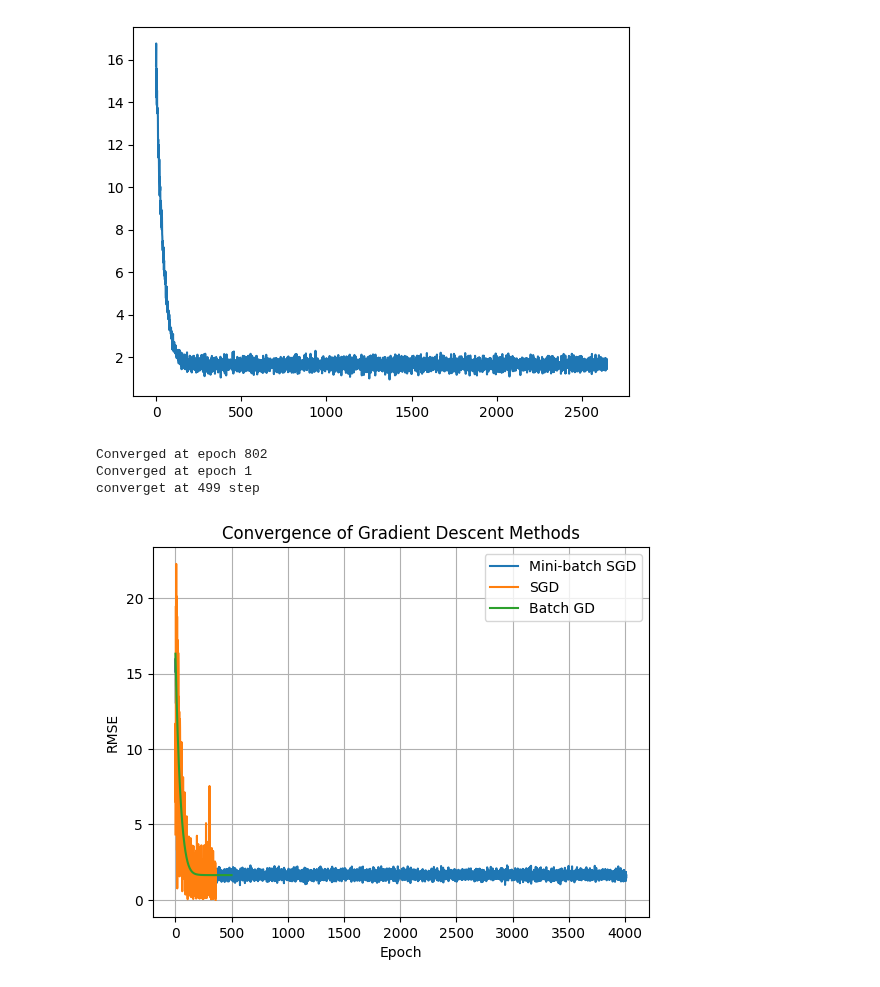
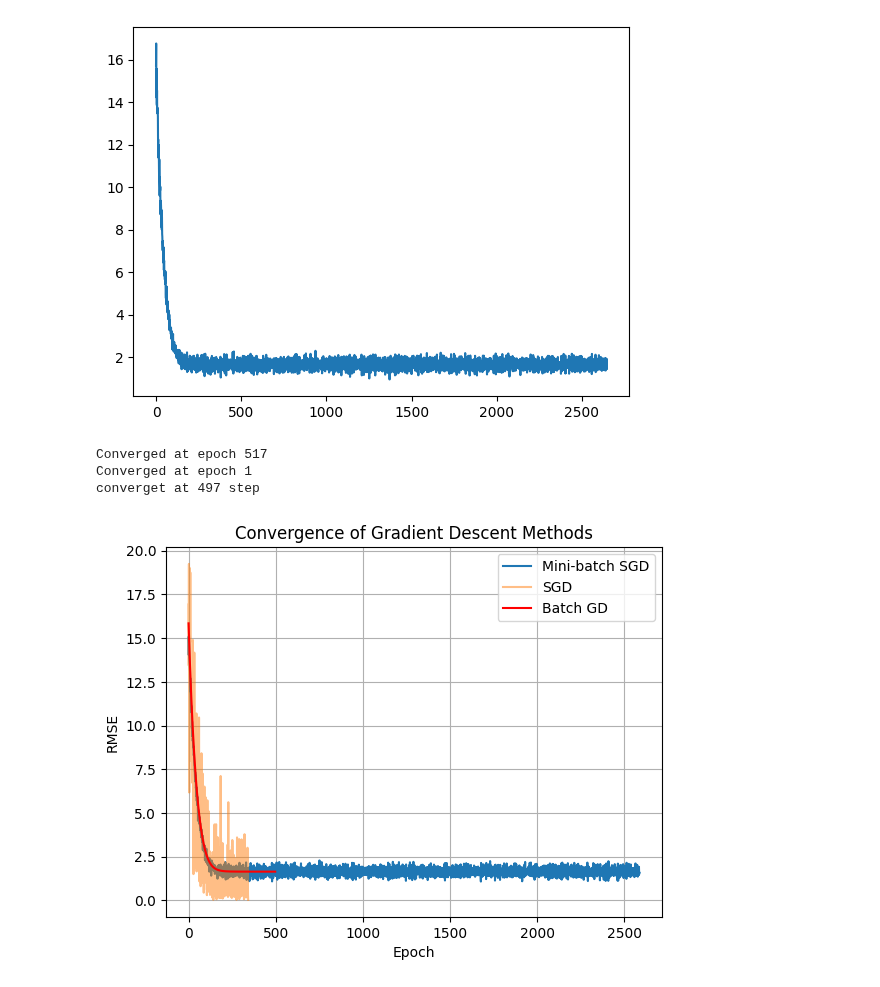
Before and after one commit to kmehmonov/ai-roadmap, a Jupyter notebook: content/ml/supervised/03 gradient descent/self_tutorial2.ipynb, the cells around one changed output. Drawn from its saved outputs; the diff is of its cells as text; code cells hidden in the pictures.

```diff
--- a/content/ml/supervised/03 gradient descent/self_tutorial2.ipynb
+++ b/content/ml/supervised/03 gradient descent/self_tutorial2.ipynb
@@ -387,31 +387,31 @@ intercept =  15.129332677601335
 # %%
 #barchasi bitta rasmda
 import matplotlib.pyplot as plt
 
 
 
 
 bsgd = BatchStochasticGradientDescent(lr=0.01, tol=1e-3, epoch=1000, batch_size=40)
 bsgd.fit(X, y)
 plt.plot(bsgd.rmses, label='Mini-batch SGD')
 
 sgd = StochasticGradientDescent(lr=0.01, tol=0.001, epoch=1000)
 sgd.fit(X, y)
-plt.plot(sgd.rmses, label='SGD')
+plt.plot(sgd.rmses, label='SGD', alpha=0.5)
 
 bgd = BatchGradientDescent()
 bgd.fit(X, y)
-plt.plot(bgd.rmses, label='Batch GD')
+plt.plot(bgd.rmses, color='red', label='Batch GD')
 
 plt.xlabel('Epoch')
 plt.ylabel('RMSE')
 plt.title('Convergence of Gradient Descent Methods')
 plt.legend()
 plt.grid(True)
 
 plt.show()
 # %% [output]
-Converged at epoch 802
+Converged at epoch 517
 Converged at epoch 1
-converget at 499 step
+converget at 497 step
-[figure, old version]
+[figure, new version]
```
